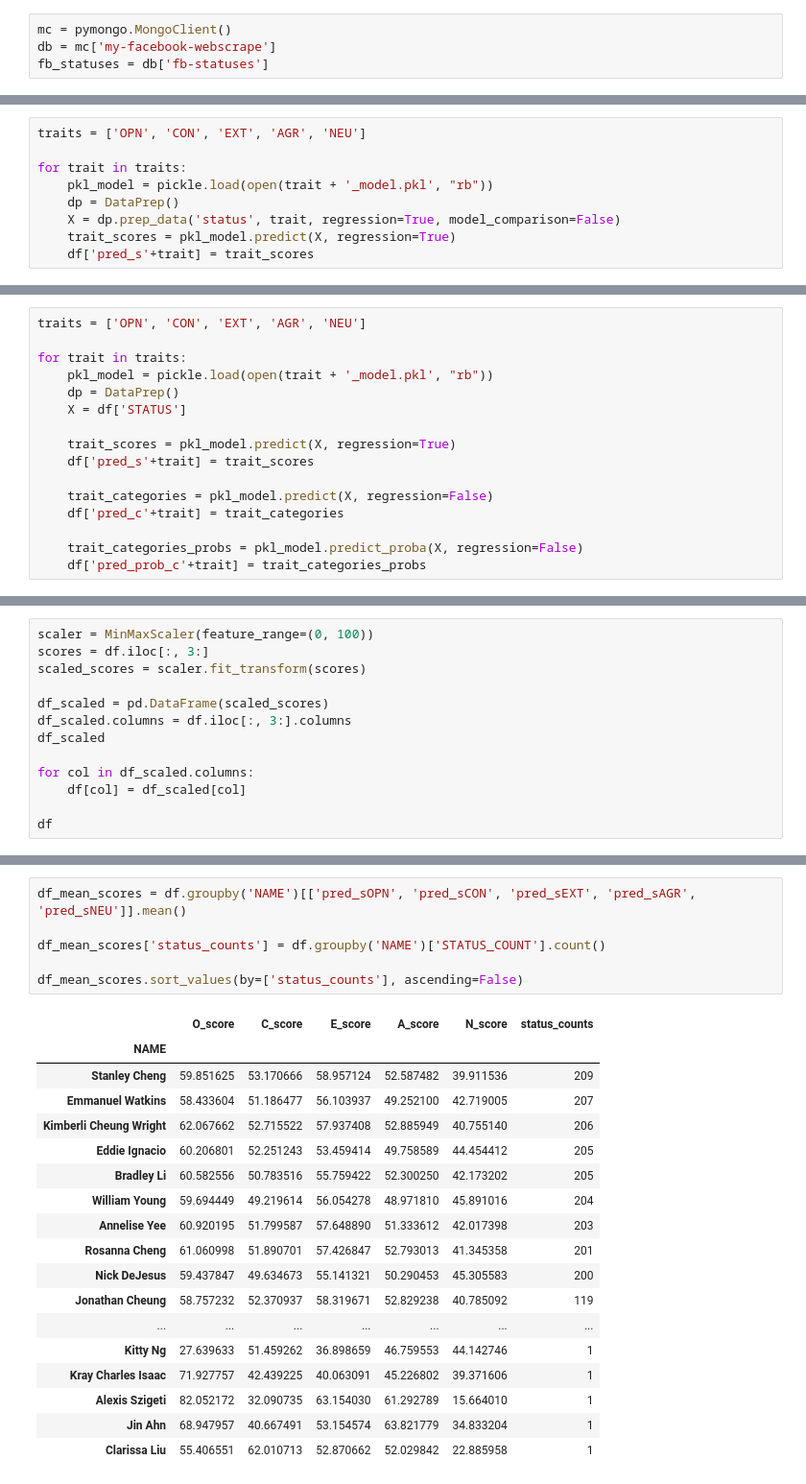
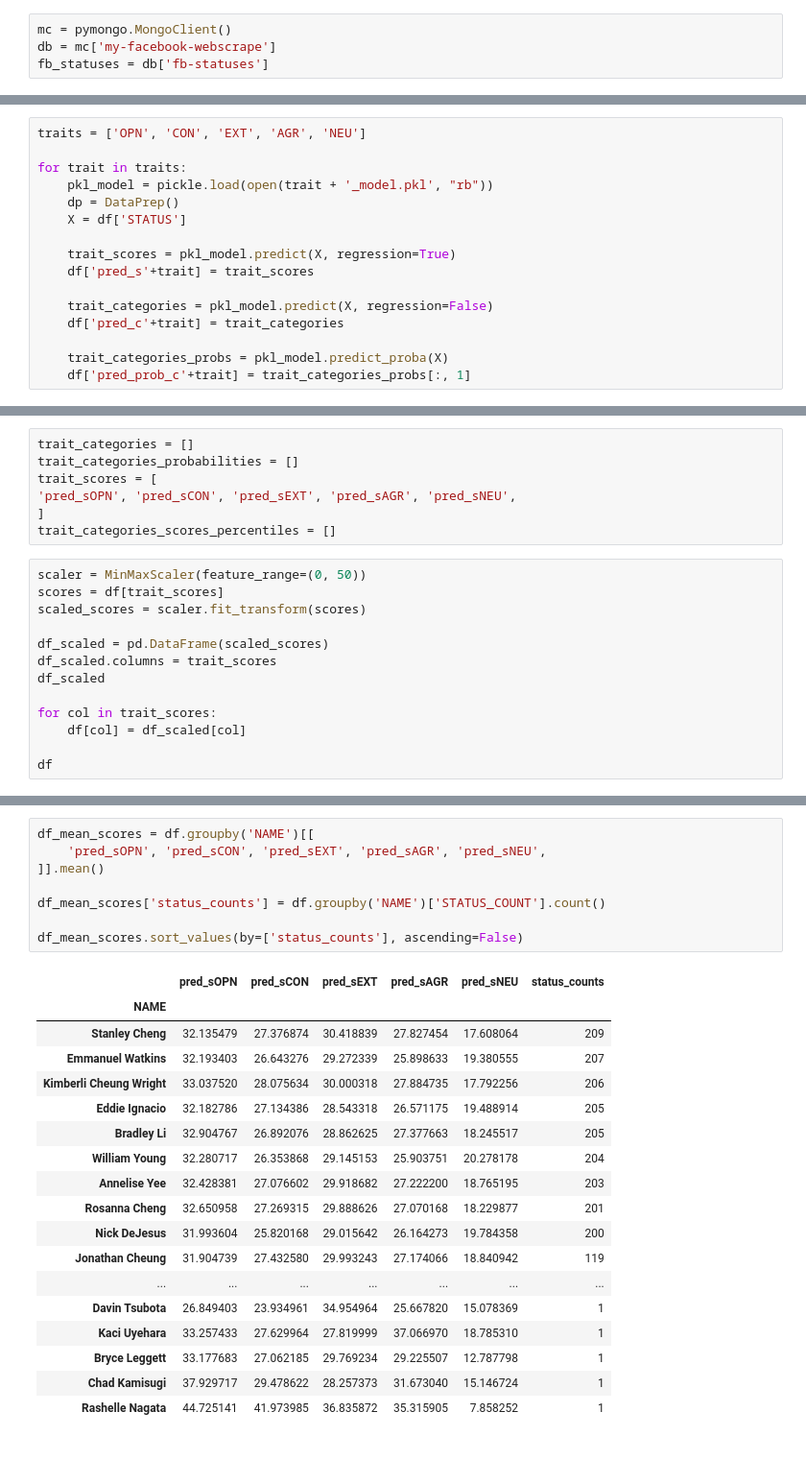
Before and after one commit to jcl132/personality-prediction-from-text, a Jupyter notebook: Predicted FB Personalities.ipynb, the cells around one changed output, grey strips where cells are left out. Shown: that part at 96% size. Saved outputs shown, nothing was run; the diff lists cells and outputs as text; blank space fills up the shorter version.

```diff
--- a/Predicted FB Personalities.ipynb
+++ b/Predicted FB Personalities.ipynb
@@ -51,6 +60,13 @@ traits = ['OPN', 'CON', 'EXT', 'AGR', 'NEU']
 for trait in traits:
     pkl_model = pickle.load(open(trait + '_model.pkl', "rb"))
     dp = DataPrep()
-    X = dp.prep_data('status', trait, regression=True, model_comparison=False)
+    X = df['STATUS']
+
     trait_scores = pkl_model.predict(X, regression=True)
     df['pred_s'+trait] = trait_scores
+
+    trait_categories = pkl_model.predict(X, regression=False)
+    df['pred_c'+trait] = trait_categories
+
+    trait_categories_probs = pkl_model.predict_proba(X)
+    df['pred_prob_c'+trait] = trait_categories_probs[:, 1]
@@ -57,16 +74,0 @@ for trait in traits:
-# %%
-traits = ['OPN', 'CON', 'EXT', 'AGR', 'NEU']
-
-for trait in traits:
-    pkl_model = pickle.load(open(trait + '_model.pkl', "rb"))
-    dp = DataPrep()
-    X = df['STATUS']
-
-    trait_scores = pkl_model.predict(X, regression=True)
-    df['pred_s'+trait] = trait_scores
-
-    trait_categories = pkl_model.predict(X, regression=False)
-    df['pred_c'+trait] = trait_categories
-
-    trait_categories_probs = pkl_model.predict_proba(X, regression=False)
-    df['pred_prob_c'+trait] = trait_categories_probs
@@ -79,13 +95,20 @@ for trait in traits:
+# %%
+trait_categories = []
+trait_categories_probabilities = []
+trait_scores = [
+'pred_sOPN', 'pred_sCON', 'pred_sEXT', 'pred_sAGR', 'pred_sNEU',
+]
+trait_categories_scores_percentiles = []
 # %%
-scaler = MinMaxScaler(feature_range=(0, 100))
-scores = df.iloc[:, 3:]
+scaler = MinMaxScaler(feature_range=(0, 50))
+scores = df[trait_scores]
 scaled_scores = scaler.fit_transform(scores)
 
 df_scaled = pd.DataFrame(scaled_scores)
-df_scaled.columns = df.iloc[:, 3:].columns
+df_scaled.columns = trait_scores
 df_scaled
 
-for col in df_scaled.columns:
+for col in trait_scores:
     df[col] = df_scaled[col]
 
 df
@@ -111,25 +134,27 @@ df
 # %%
-df_mean_scores = df.groupby('NAME')[['pred_sOPN', 'pred_sCON', 'pred_sEXT', 'pred_sAGR', 'pred_sNEU']].mean()
+df_mean_scores = df.groupby('NAME')[[
+    'pred_sOPN', 'pred_sCON', 'pred_sEXT', 'pred_sAGR', 'pred_sNEU',
+]].mean()
 
 df_mean_scores['status_counts'] = df.groupby('NAME')['STATUS_COUNT'].count()
 
 df_mean_scores.sort_values(by=['status_counts'], ascending=False)
 # %% [output]
-|  | O_score | C_score | E_score | A_score | N_score | status_counts |
+|  | pred_sOPN | pred_sCON | pred_sEXT | pred_sAGR | pred_sNEU | status_counts |
 | NAME |  |  |  |  |  |  |
-| Stanley Cheng | 59.851625 | 53.170666 | 58.957124 | 52.587482 | 39.911536 | 209 |
-| Emmanuel Watkins | 58.433604 | 51.186477 | 56.103937 | 49.252100 | 42.719005 | 207 |
-| Kimberli Cheung Wright | 62.067662 | 52.715522 | 57.937408 | 52.885949 | 40.755140 | 206 |
-| Eddie Ignacio | 60.206801 | 52.251243 | 53.459414 | 49.758589 | 44.454412 | 205 |
-| Bradley Li | 60.582556 | 50.783516 | 55.759422 | 52.300250 | 42.173202 | 205 |
-| William Young | 59.694449 | 49.219614 | 56.054278 | 48.971810 | 45.891016 | 204 |
-| Annelise Yee | 60.920195 | 51.799587 | 57.648890 | 51.333612 | 42.017398 | 203 |
-| Rosanna Cheng | 61.060998 | 51.890701 | 57.426847 | 52.793013 | 41.345358 | 201 |
-| Nick DeJesus | 59.437847 | 49.634673 | 55.141321 | 50.290453 | 45.305583 | 200 |
-| Jonathan Cheung | 58.757232 | 52.370937 | 58.319671 | 52.829238 | 40.785092 | 119 |
+| Stanley Cheng | 32.135479 | 27.376874 | 30.418839 | 27.827454 | 17.608064 | 209 |
+| Emmanuel Watkins | 32.193403 | 26.643276 | 29.272339 | 25.898633 | 19.380555 | 207 |
+| Kimberli Cheung Wright | 33.037520 | 28.075634 | 30.000318 | 27.884735 | 17.792256 | 206 |
+| Eddie Ignacio | 32.182786 | 27.134386 | 28.543318 | 26.571175 | 19.488914 | 205 |
+| Bradley Li | 32.904767 | 26.892076 | 28.862625 | 27.377663 | 18.245517 | 205 |
+| William Young | 32.280717 | 26.353868 | 29.145153 | 25.903751 | 20.278178 | 204 |
+| Annelise Yee | 32.428381 | 27.076602 | 29.918682 | 27.222200 | 18.765195 | 203 |
+| Rosanna Cheng | 32.650958 | 27.269315 | 29.888626 | 27.070168 | 18.229877 | 201 |
+| Nick DeJesus | 31.993604 | 25.820168 | 29.015642 | 26.164273 | 19.784358 | 200 |
+| Jonathan Cheung | 31.904739 | 27.432580 | 29.993243 | 27.174066 | 18.840942 | 119 |
 | ... | ... | ... | ... | ... | ... | ... |
-| Kitty Ng | 27.639633 | 51.459262 | 36.898659 | 46.759553 | 44.142746 | 1 |
-| Kray Charles Isaac | 71.927757 | 42.439225 | 40.063091 | 45.226802 | 39.371606 | 1 |
-| Alexis Szigeti | 82.052172 | 32.090735 | 63.154030 | 61.292789 | 15.664010 | 1 |
-| Jin Ahn | 68.947957 | 40.667491 | 53.154574 | 63.821779 | 34.833204 | 1 |
-| Clarissa Liu | 55.406551 | 62.010713 | 52.870662 | 52.029842 | 22.885958 | 1 |
+| Davin Tsubota | 26.849403 | 23.934961 | 34.954964 | 25.667820 | 15.078369 | 1 |
+| Kaci Uyehara | 33.257433 | 27.629964 | 27.819999 | 37.066970 | 18.785310 | 1 |
+| Bryce Leggett | 33.177683 | 27.062185 | 29.769234 | 29.225507 | 12.787798 | 1 |
+| Chad Kamisugi | 37.929717 | 29.478622 | 28.257373 | 31.673040 | 15.146724 | 1 |
+| Rashelle Nagata | 44.725141 | 41.973985 | 36.835872 | 35.315905 | 7.858252 | 1 |
```
Also changed, not shown: parts of 17 cells of this notebook, 20 other files.
